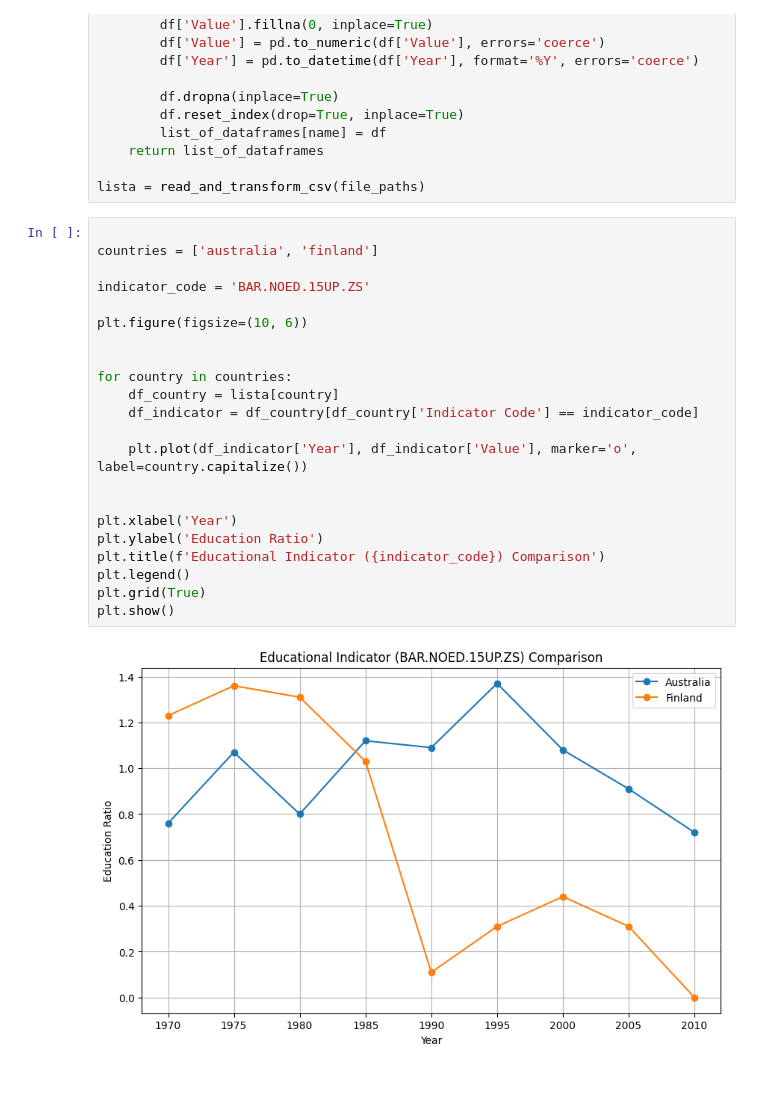
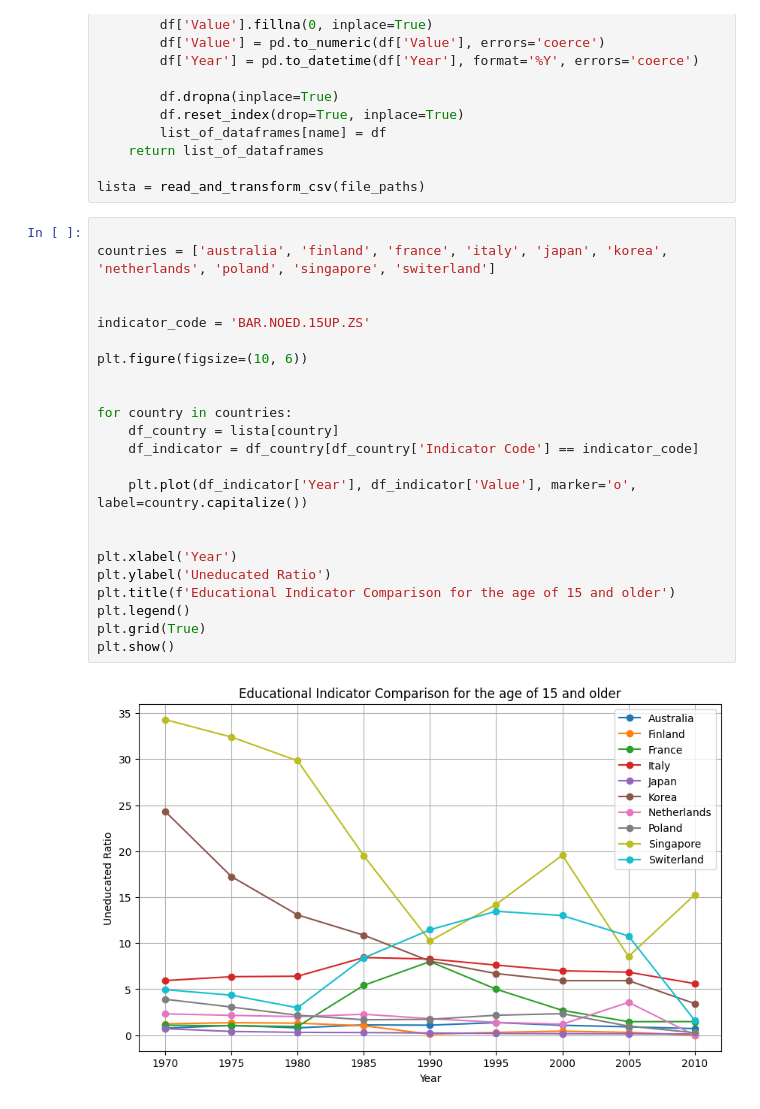
Before and after one commit to DuQer/HealthEducationVisualization, a Jupyter notebook: main.ipynb, the cells around one changed output. Drawn from its saved outputs; the diff is of its cells as text; blank space fills up the shorter version.

Commit message:
Added whole list of countries to data visualization, created linear chart for Educational Indicator Comparison for the age of 15 and older

```diff
--- a/main.ipynb
+++ b/main.ipynb
@@ -26,25 +27,26 @@ def read_and_transform_csv(file_paths):
 lista = read_and_transform_csv(file_paths)
 # %%
 
-countries = ['australia', 'finland']
+countries = ['australia', 'finland', 'france', 'italy', 'japan', 'korea', 'netherlands', 'poland', 'singapore', 'switerland']
+
 
 indicator_code = 'BAR.NOED.15UP.ZS'
 
 plt.figure(figsize=(10, 6))
 
 
 for country in countries:
     df_country = lista[country]
     df_indicator = df_country[df_country['Indicator Code'] == indicator_code]
 
     plt.plot(df_indicator['Year'], df_indicator['Value'], marker='o', label=country.capitalize())
 
 
 plt.xlabel('Year')
-plt.ylabel('Education Ratio')
-plt.title(f'Educational Indicator ({indicator_code}) Comparison')
+plt.ylabel('Uneducated Ratio')
+plt.title(f'Educational Indicator Comparison for the age of 15 and older')
 plt.legend()
 plt.grid(True)
 plt.show()
 # %% [output]
-[figure, old version]
+[figure, new version]
```
Also changed, not shown: parts of 2 cells of this notebook, 3 other files.
